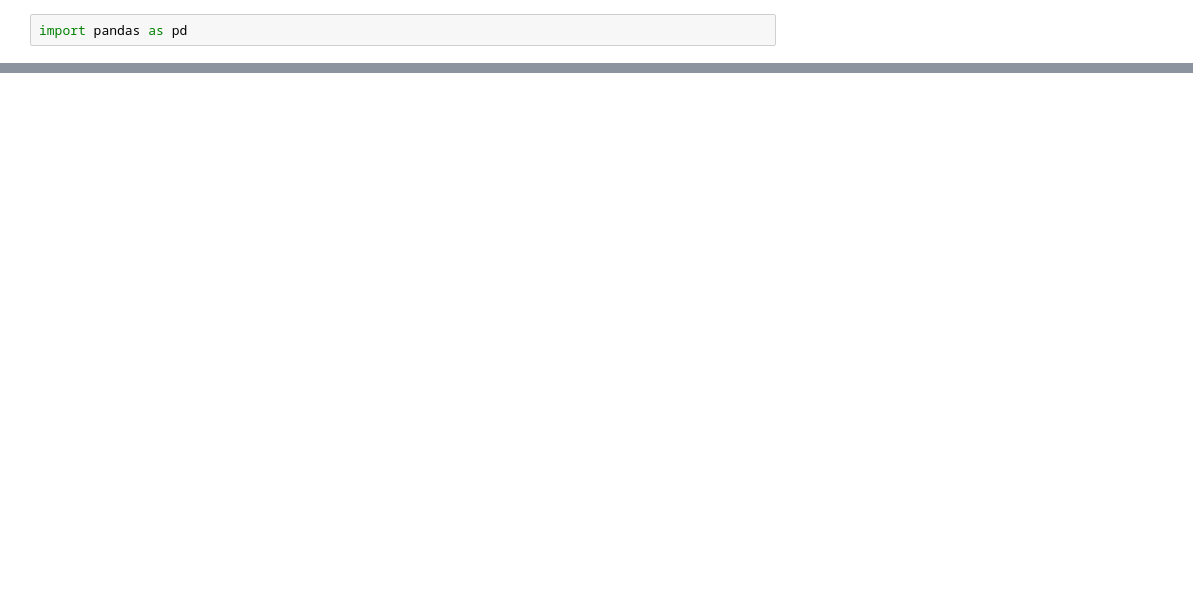
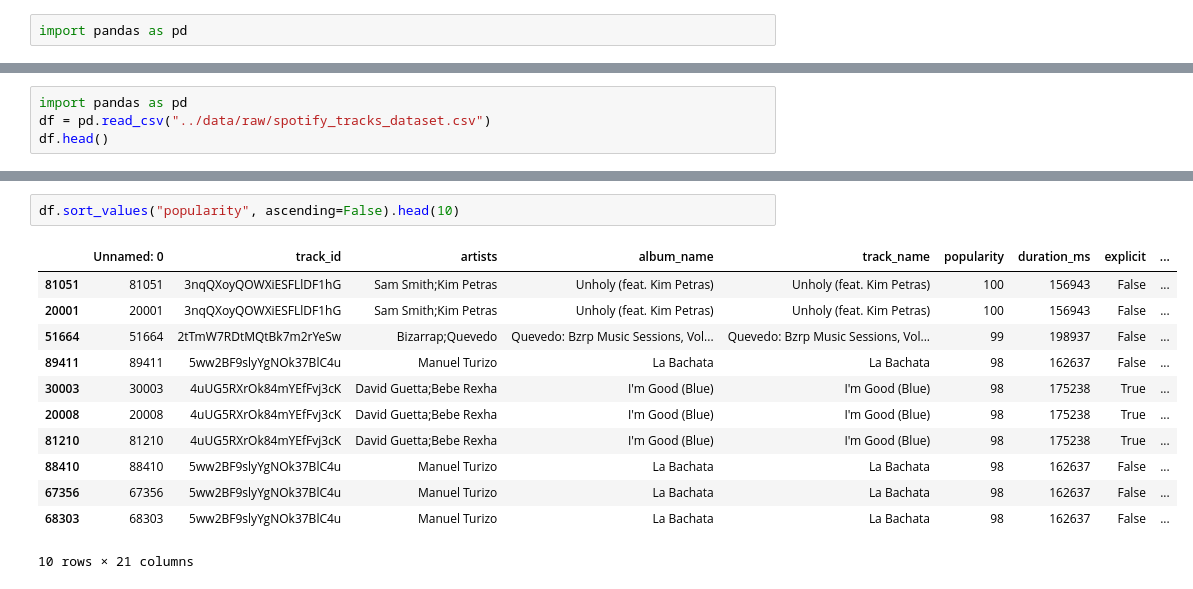
Before and after one commit to ShyLenny/SpotifyTrendsAnalysis, a Jupyter notebook: notebooks/exploration.ipynb, the cells around one changed output, grey strips where cells are left out. Drawn from its saved outputs; the diff is of its cells as text; blank space fills up the shorter version.

Commit message:
Complete exploratory data analysis with visualizations

```diff
--- a/notebooks/exploration.ipynb
+++ b/notebooks/exploration.ipynb
@@ -6,0 +23,4 @@ FileNotFoundError: [Errno 2] No such file or directory: 'data/raw/spotify_tracks
+# %%
+import pandas as pd
+df = pd.read_csv("../data/raw/spotify_tracks_dataset.csv")
+df.head()
@@ -6,0 +149,15 @@ FileNotFoundError: [Errno 2] No such file or directory: 'data/raw/spotify_tracks
+# %%
+df.sort_values("popularity", ascending=False).head(10)
+# %% [output]
+|  | Unnamed: 0 | track_id | artists | album_name | track_name | popularity | duration_ms | explicit | ... |
+| 81051 | 81051 | 3nqQXoyQOWXiESFLlDF1hG | Sam Smith;Kim Petras | Unholy (feat. Kim Petras) | Unholy (feat. Kim Petras) | 100 | 156943 | False | ... |
+| 20001 | 20001 | 3nqQXoyQOWXiESFLlDF1hG | Sam Smith;Kim Petras | Unholy (feat. Kim Petras) | Unholy (feat. Kim Petras) | 100 | 156943 | False | ... |
+| 51664 | 51664 | 2tTmW7RDtMQtBk7m2rYeSw | Bizarrap;Quevedo | Quevedo: Bzrp Music Sessions, Vol... | Quevedo: Bzrp Music Sessions, Vol... | 99 | 198937 | False | ... |
+| 89411 | 89411 | 5ww2BF9slyYgNOk37BlC4u | Manuel Turizo | La Bachata | La Bachata | 98 | 162637 | False | ... |
+| 30003 | 30003 | 4uUG5RXrOk84mYEfFvj3cK | David Guetta;Bebe Rexha | I'm Good (Blue) | I'm Good (Blue) | 98 | 175238 | True | ... |
+| 20008 | 20008 | 4uUG5RXrOk84mYEfFvj3cK | David Guetta;Bebe Rexha | I'm Good (Blue) | I'm Good (Blue) | 98 | 175238 | True | ... |
+| 81210 | 81210 | 4uUG5RXrOk84mYEfFvj3cK | David Guetta;Bebe Rexha | I'm Good (Blue) | I'm Good (Blue) | 98 | 175238 | True | ... |
+| 88410 | 88410 | 5ww2BF9slyYgNOk37BlC4u | Manuel Turizo | La Bachata | La Bachata | 98 | 162637 | False | ... |
+| 67356 | 67356 | 5ww2BF9slyYgNOk37BlC4u | Manuel Turizo | La Bachata | La Bachata | 98 | 162637 | False | ... |
+| 68303 | 68303 | 5ww2BF9slyYgNOk37BlC4u | Manuel Turizo | La Bachata | La Bachata | 98 | 162637 | False | ... |
+10 rows × 21 columns
```
Also changed, not shown: parts of 24 cells of this notebook, 2 other files.
